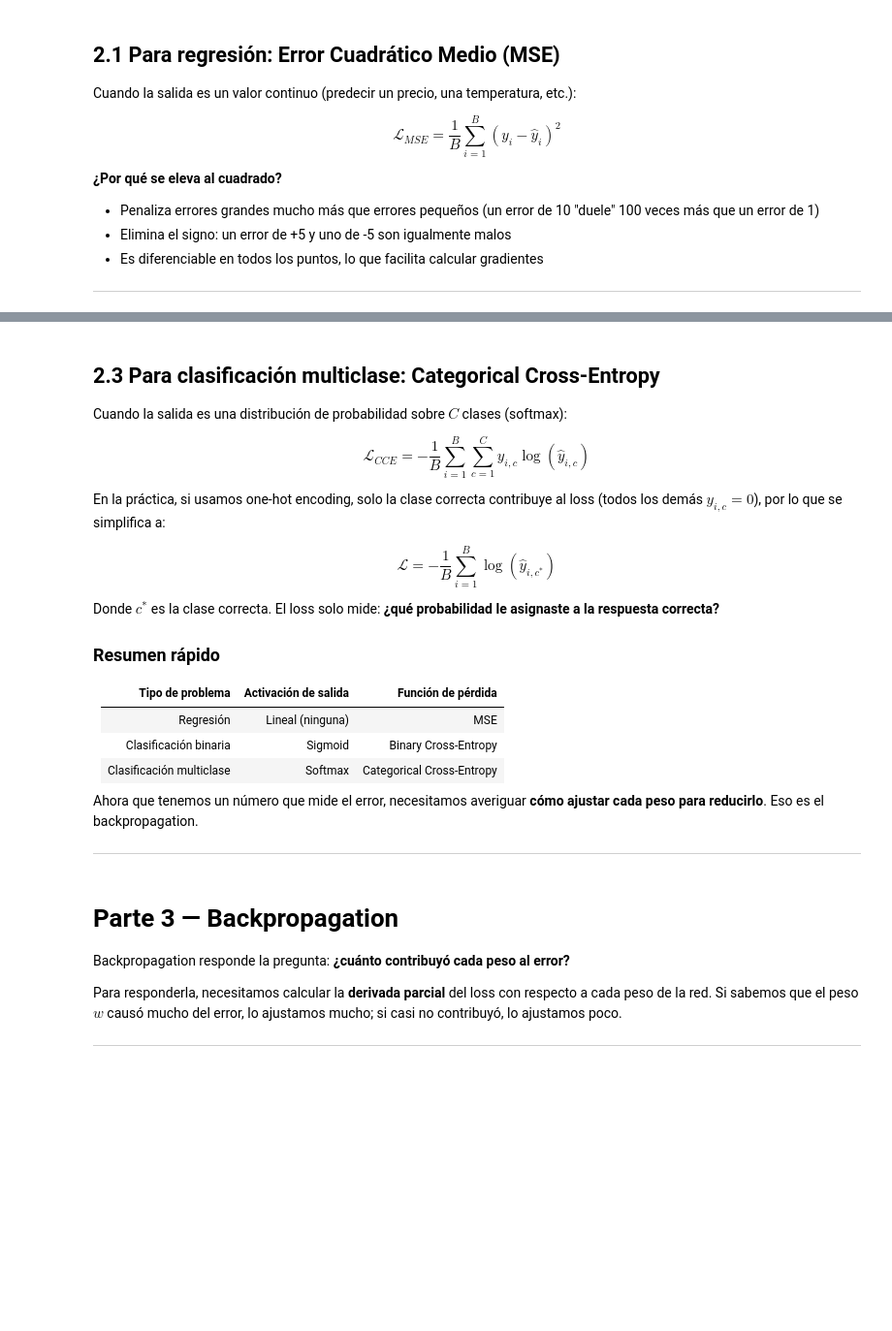
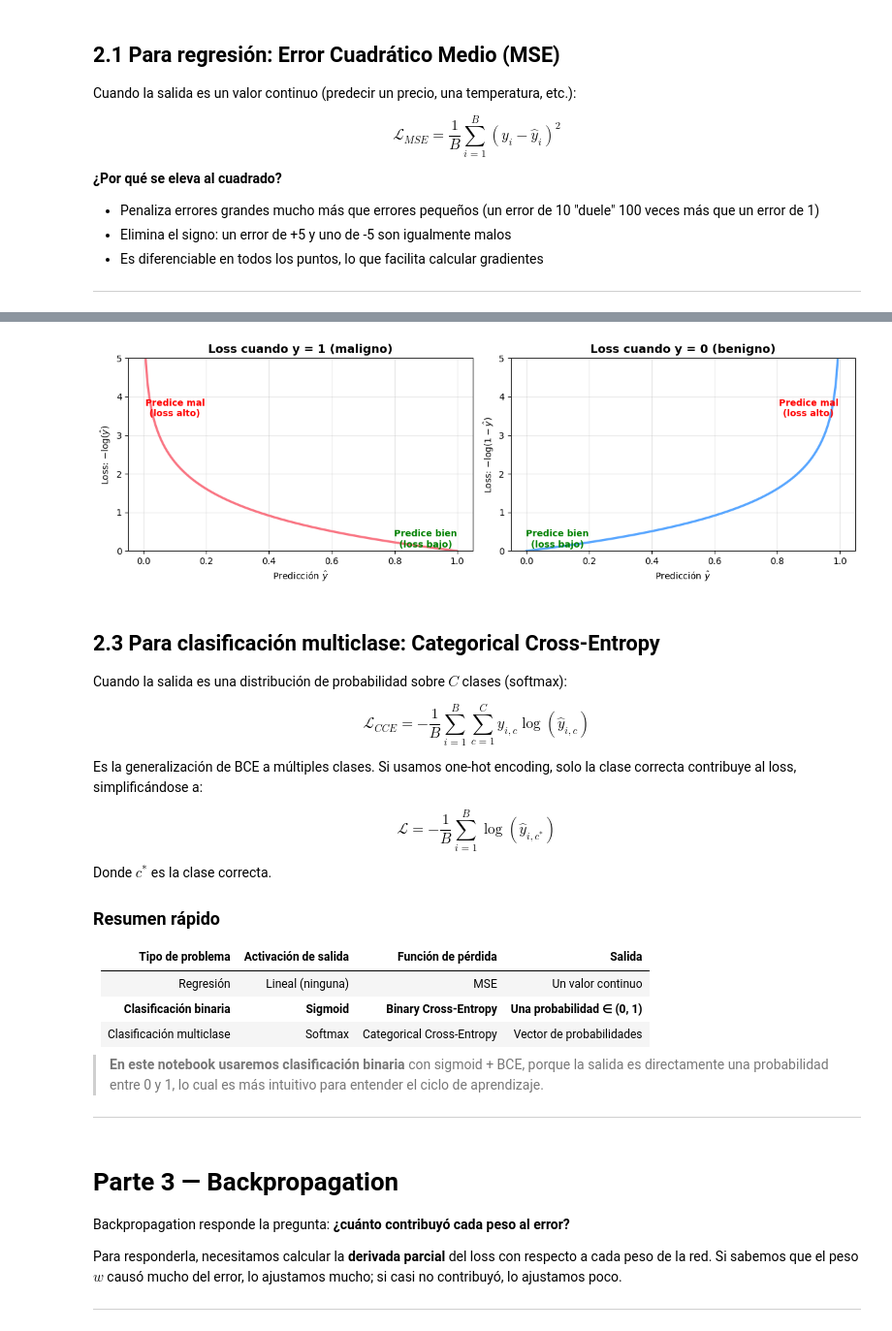
Before and after one commit to joserlandero/Redes_Neuronales, a Jupyter notebook: 00_introduccion/01/01_ciclo_de_aprendizaje.ipynb, the cells around one changed output, grey strips where cells are left out. Shown at 97% size. Drawn from its saved outputs; the diff is of its cells as text; code cells hidden in the pictures; blank space fills up the shorter version.

```diff
--- a/00_introduccion/01/01_ciclo_de_aprendizaje.ipynb
+++ b/00_introduccion/01/01_ciclo_de_aprendizaje.ipynb
@@ -186,5 +205,44 @@ $$\mathcal{L}_{BCE} = -\frac{1}{B} \sum_{i=1}^{B} \left[ y_i \log(\hat{y}_i) + (
 
 ---
+# %%
+# --- Visualización de la Binary Cross-Entropy ---
+
+y_pred = np.linspace(0.001, 0.999, 300)
+
+# Caso y=1: loss = -log(y_pred)
+loss_y1 = -np.log(y_pred)
+
+# Caso y=0: loss = -log(1 - y_pred)
+loss_y0 = -np.log(1 - y_pred)
+
+fig, (ax1, ax2) = plt.subplots(1, 2, figsize=(12, 4))
+
+ax1.plot(y_pred, loss_y1, color='#F97583', linewidth=2.5)
+ax1.set_title('Loss cuando y = 1 (maligno)', fontsize=13, fontweight='bold')
+ax1.set_xlabel('Predicción $\hat{y}$')
+ax1.set_ylabel('Loss: $-\log(\hat{y})$')
+ax1.set_ylim(0, 5)
+ax1.grid(True, alpha=0.3)
+ax1.annotate('Predice bien\n(loss bajo)', xy=(0.9, 0.1), fontsize=10, color='green',
+             ha='center', fontweight='bold')
+ax1.annotate('Predice mal\n(loss alto)', xy=(0.1, 3.5), fontsize=10, color='red',
+             ha='center', fontweight='bold')
+
+ax2.plot(y_pred, loss_y0, color='#58A6FF', linewidth=2.5)
+ax2.set_title('Loss cuando y = 0 (benigno)', fontsize=13, fontweight='bold')
+ax2.set_xlabel('Predicción $\hat{y}$')
+ax2.set_ylabel('Loss: $-\log(1 - \hat{y})$')
+ax2.set_ylim(0, 5)
+ax2.grid(True, alpha=0.3)
+ax2.annotate('Predice bien\n(loss bajo)', xy=(0.1, 0.1), fontsize=10, color='green',
+             ha='center', fontweight='bold')
+ax2.annotate('Predice mal\n(loss alto)', xy=(0.9, 3.5), fontsize=10, color='red',
+             ha='center', fontweight='bold')
+
+plt.tight_layout()
+plt.show()
+# %% [output]
+[figure, added]
 # %% [markdown]
 ## 2.3 Para clasificación multiclase: Categorical Cross-Entropy
 
@@ -192,21 +250,21 @@ Cuando la salida es una distribución de probabilidad sobre $C$ clases (softmax)
 
 $$\mathcal{L}_{CCE} = -\frac{1}{B} \sum_{i=1}^{B} \sum_{c=1}^{C} y_{i,c} \log(\hat{y}_{i,c})$$
 
-En la práctica, si usamos one-hot encoding, solo la clase correcta contribuye al loss (todos los demás $y_{i,c} = 0$), por lo que se simplifica a:
+Es la generalización de BCE a múltiples clases. Si usamos one-hot encoding, solo la clase correcta contribuye al loss, simplificándose a:
 
 $$\mathcal{L} = -\frac{1}{B} \sum_{i=1}^{B} \log(\hat{y}_{i, c^*})$$
 
-Donde $c^*$ es la clase correcta. El loss solo mide: **¿qué probabilidad le asignaste a la respuesta correcta?**
+Donde $c^*$ es la clase correcta.
 
 ### Resumen rápido
 
-| Tipo de problema | Activación de salida | Función de pérdida |
-|:---:|:---:|:---:|
-| Regresión | Lineal (ninguna) | MSE |
-| Clasificación binaria | Sigmoid | Binary Cross-Entropy |
-| Clasificación multiclase | Softmax | Categorical Cross-Entropy |
+| Tipo de problema | Activación de salida | Función de pérdida | Salida |
+|:---:|:---:|:---:|:---:|
+| Regresión | Lineal (ninguna) | MSE | Un valor continuo |
+| **Clasificación binaria** | **Sigmoid** | **Binary Cross-Entropy** | **Una probabilidad ∈ (0, 1)** |
+| Clasificación multiclase | Softmax | Categorical Cross-Entropy | Vector de probabilidades |
 
-Ahora que tenemos un número que mide el error, necesitamos averiguar **cómo ajustar cada peso para reducirlo**. Eso es el backpropagation.
+> **En este notebook usaremos clasificación binaria** con sigmoid + BCE, porque la salida es directamente una probabilidad entre 0 y 1, lo cual es más intuitivo para entender el ciclo de aprendizaje.
 
 ---
 # %% [markdown]
```
Also changed, not shown: parts of 19 cells of this notebook, 2 other files.
